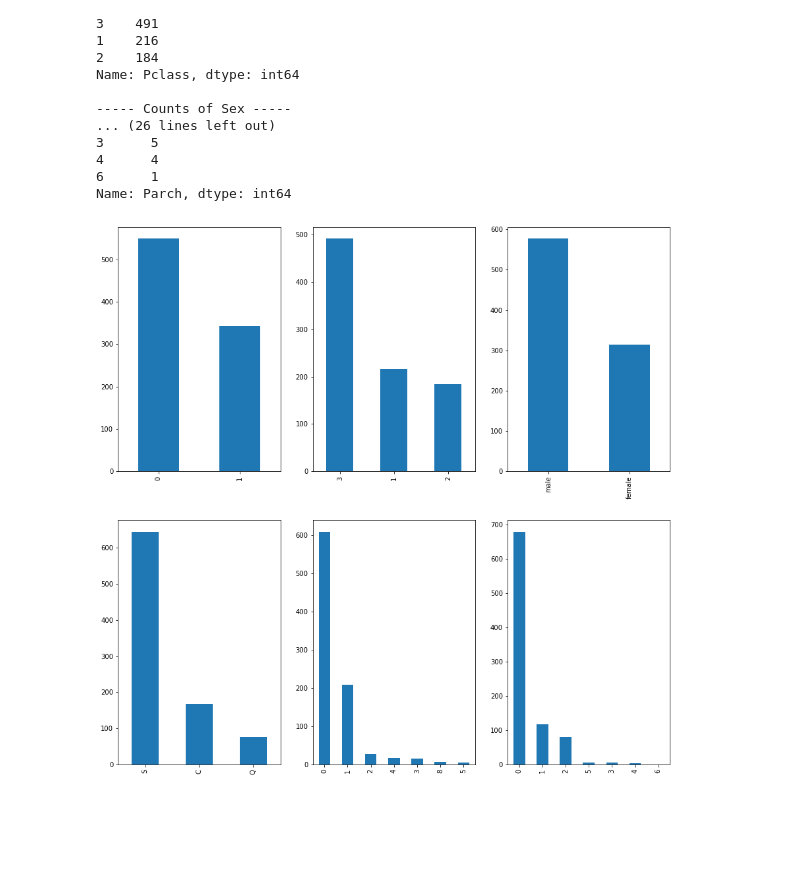
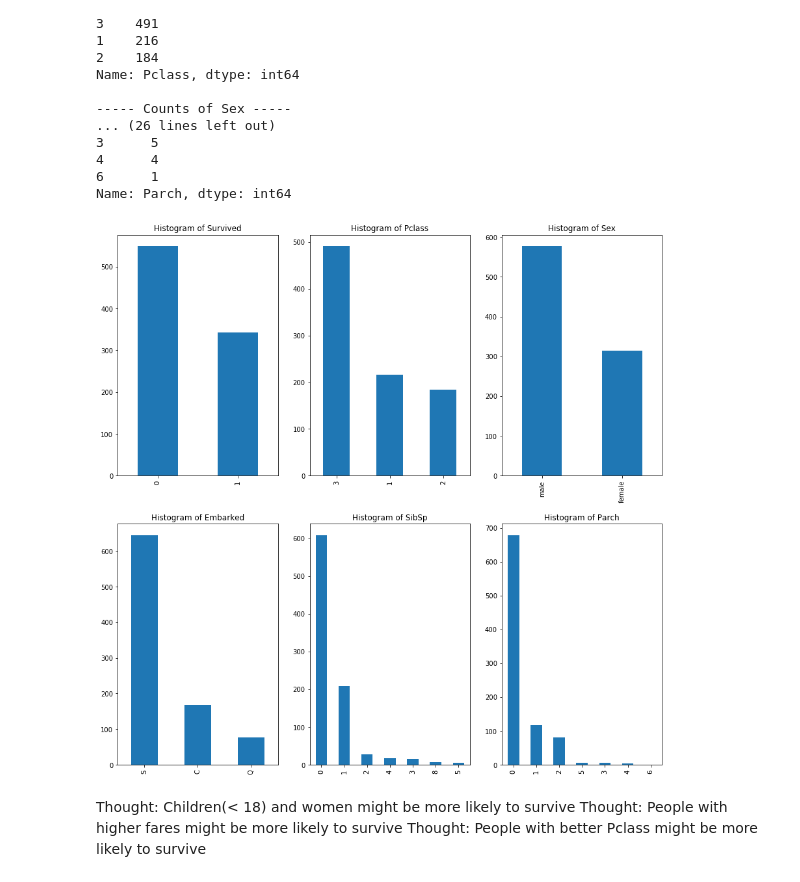
Before and after one commit to dataxerik/Udacity_Data_Analyst, a Jupyter notebook: Intro To Data Analytic/Intro To Data Analysis Project - Titanic Dataset.ipynb, the cells around one changed output. Saved outputs shown, nothing was run; the diff lists cells and outputs as text; code cells hidden in the pictures; blank space fills up the shorter version.

Commit message:
data analytic project

```diff
--- a/Intro To Data Analytic/Intro To Data Analysis Project - Titanic Dataset.ipynb
+++ b/Intro To Data Analytic/Intro To Data Analysis Project - Titanic Dataset.ipynb
@@ -18,7 +18,7 @@ import matplotlib.pyplot as plt
 # %% [markdown]
 ### Processing the Data
 # %%
-data_file = 'titanic-data.csv'
+data_file = 'C:\\Users\\dsharp\\Documents\\Udacity\\Intro to Data Analysis\\titanic-data.csv'
 
 titanic_raw_df = pd.read_csv(data_file, header=0)
 # %%
@@ -131,12 +140,19 @@ Name: Parch, dtype: int64
 # %%
 fig, ax = plt.subplots(2, 3)
 fig.set_figheight(15)
 fig.set_figwidth(15)
 
-for idx, col in enumerate(['Survived', 'Pclass', 'Sex', 'Embarked', 'SibSp','Parch']):
+for idx, col in enumerate(['Survived', 'Pclass', 'Sex', 'Embarked',
+                           'SibSp','Parch']):
     row, cols = (idx // 3), (idx % 3)
     #ax[row, cols].bar(titanic_raw_df[col].value_counts(dropna=False))
-    titanic_raw_df[col].value_counts().plot(kind='bar', ax=ax[row, cols])
+
+    titanic_raw_df[col].value_counts().plot(kind='bar', ax=ax[row, cols],
+                                           title='Histogram of {0}'.format(col))
 plt.show()
 # %% [output]
-[figure, old version]
+[figure, new version]
+# %% [markdown]
+Thought: Children(< 18) and women might be more likely to survive
+Thought: People with higher fares might be more likely to survive
+Thought: People with better Pclass might be more likely to survive
```
Also changed, not shown: parts of 8 cells of this notebook.
